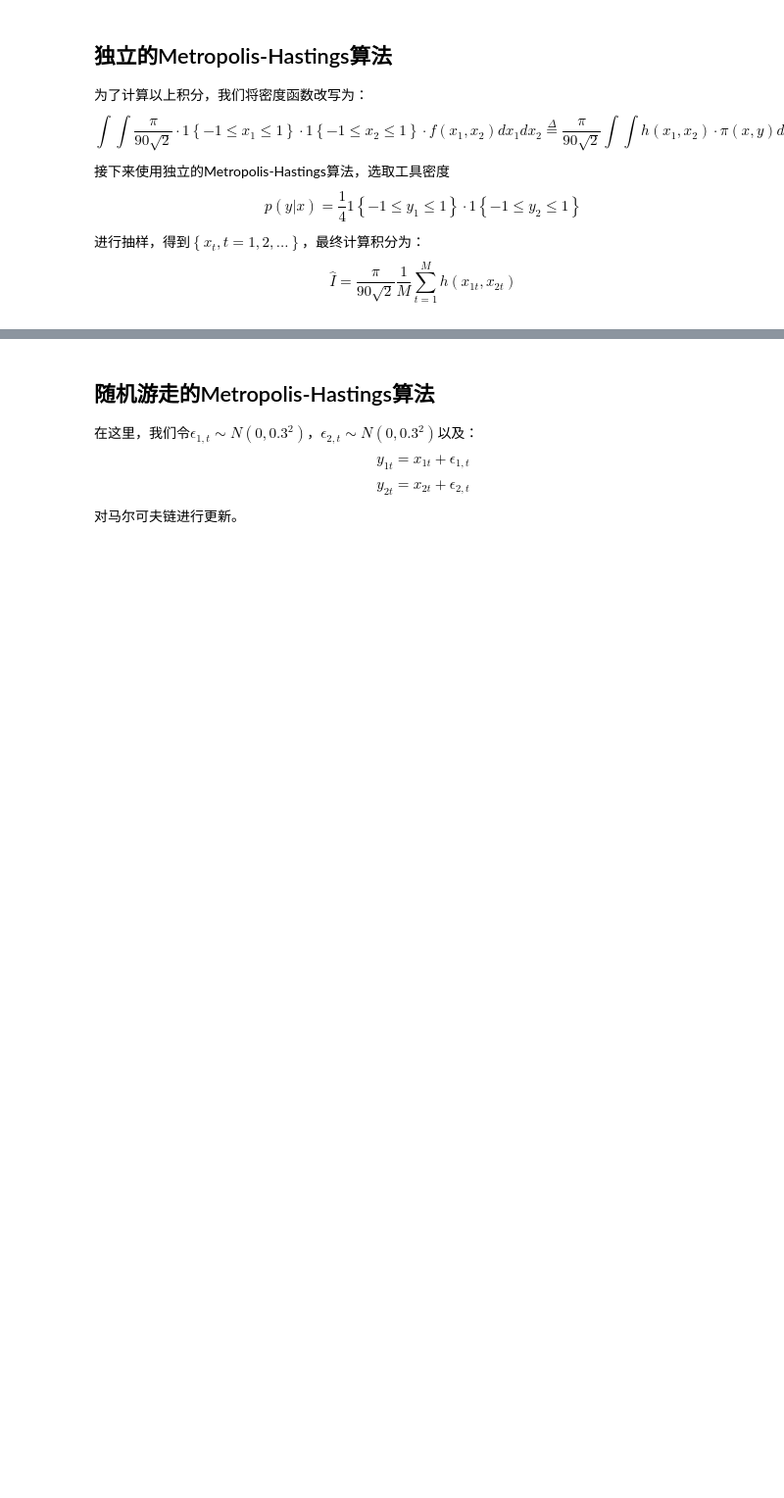
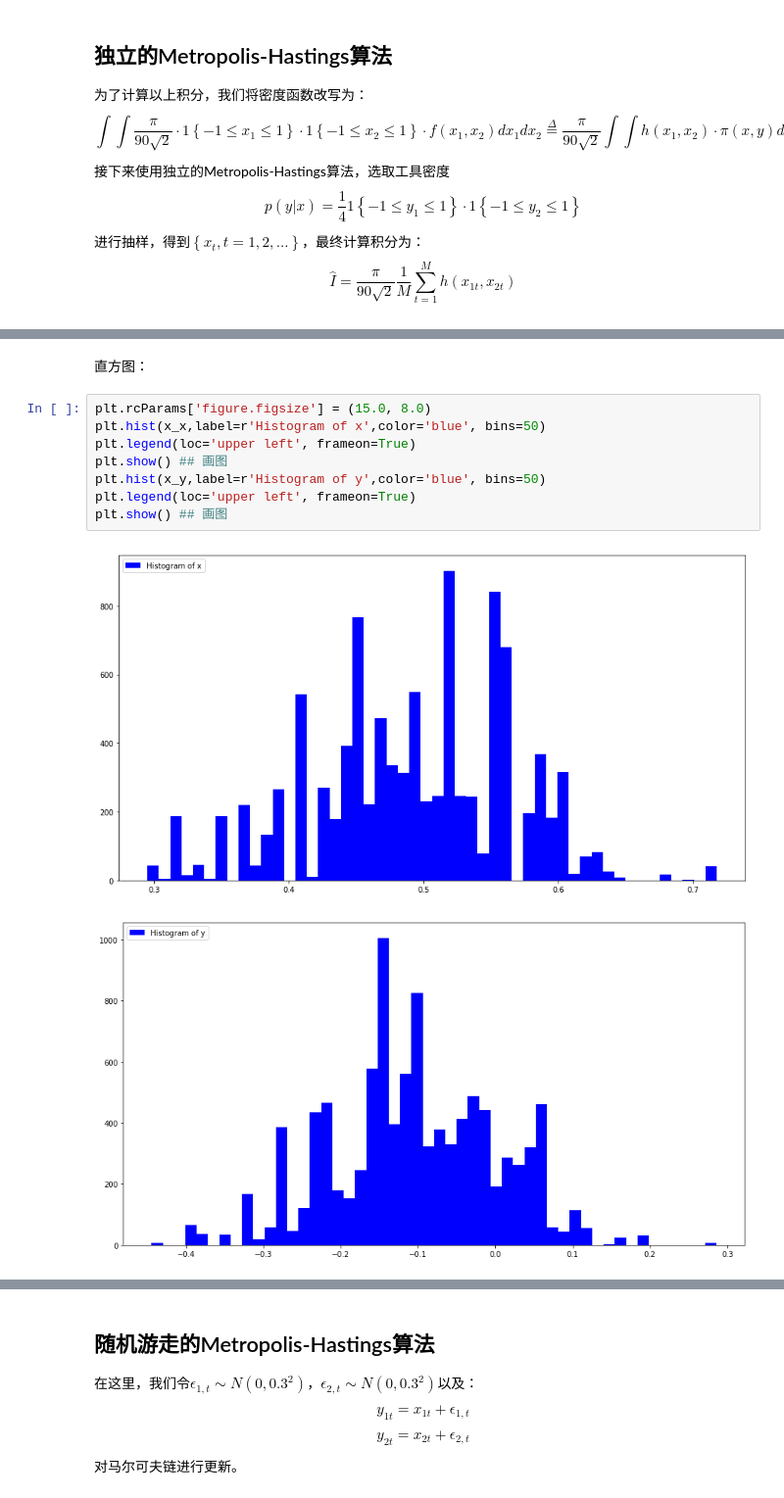
Before and after one commit to sijichun/MathStatsCode, a Jupyter notebook: notebook_python/MonteCarlo.ipynb, the cells around one changed output, grey strips where cells are left out. Shown at 98% size. Saved outputs shown, nothing was run; the diff lists cells and outputs as text; blank space fills up the shorter version.

```diff
--- a/notebook_python/MonteCarlo.ipynb
+++ b/notebook_python/MonteCarlo.ipynb
@@ -208,0 +196,13 @@ Intgral2= 0.00281356876305
+# %% [markdown]
+直方图：
+# %%
+plt.rcParams['figure.figsize'] = (15.0, 8.0)
+plt.hist(x_x,label=r'Histogram of x',color='blue', bins=50)
+plt.legend(loc='upper left', frameon=True)
+plt.show() ## 画图
+plt.hist(x_y,label=r'Histogram of y',color='blue', bins=50)
+plt.legend(loc='upper left', frameon=True)
+plt.show() ## 画图
+# %% [output]
+[figure, added]
+[figure, added]
```
Also changed, not shown: parts of 19 cells of this notebook, 3 other files.
